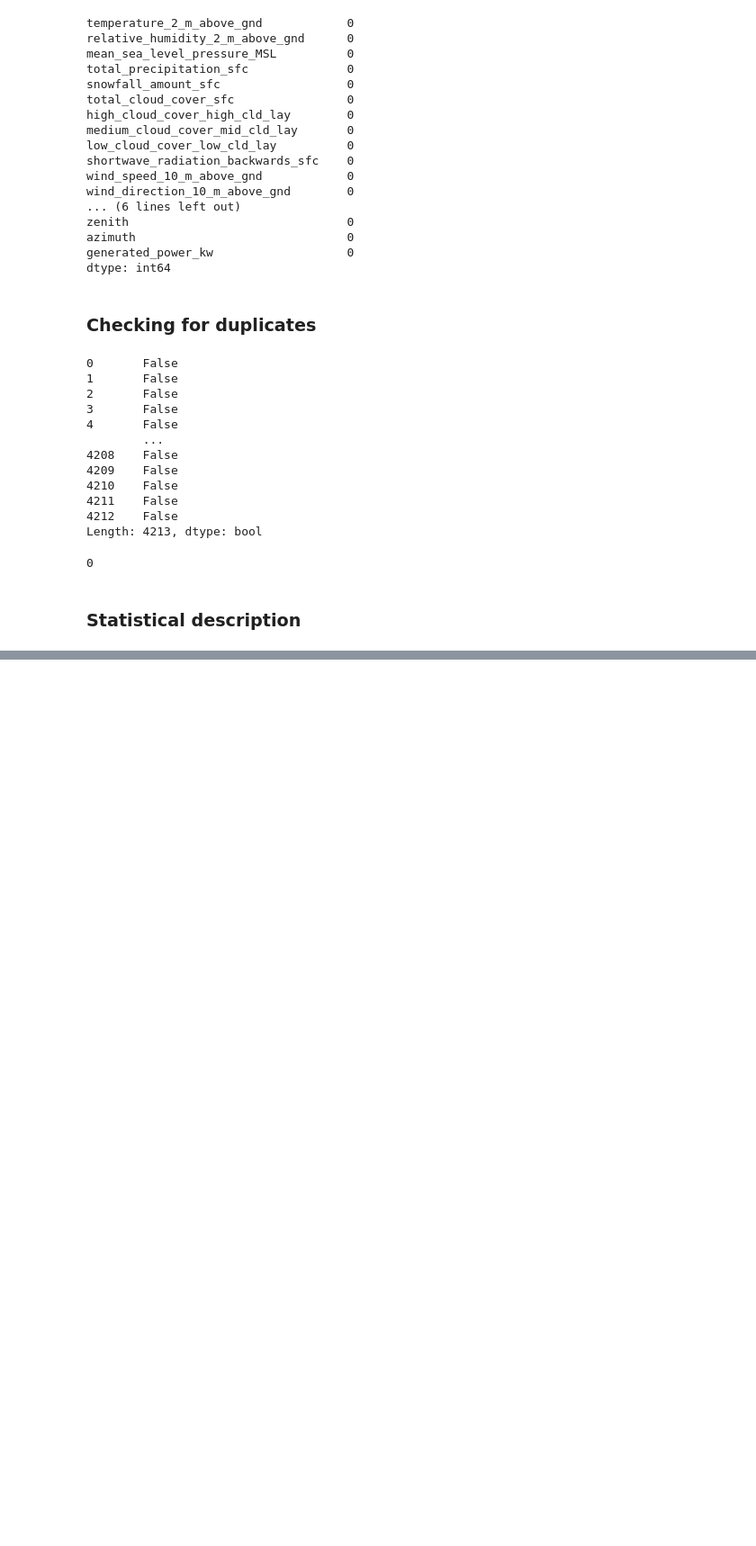
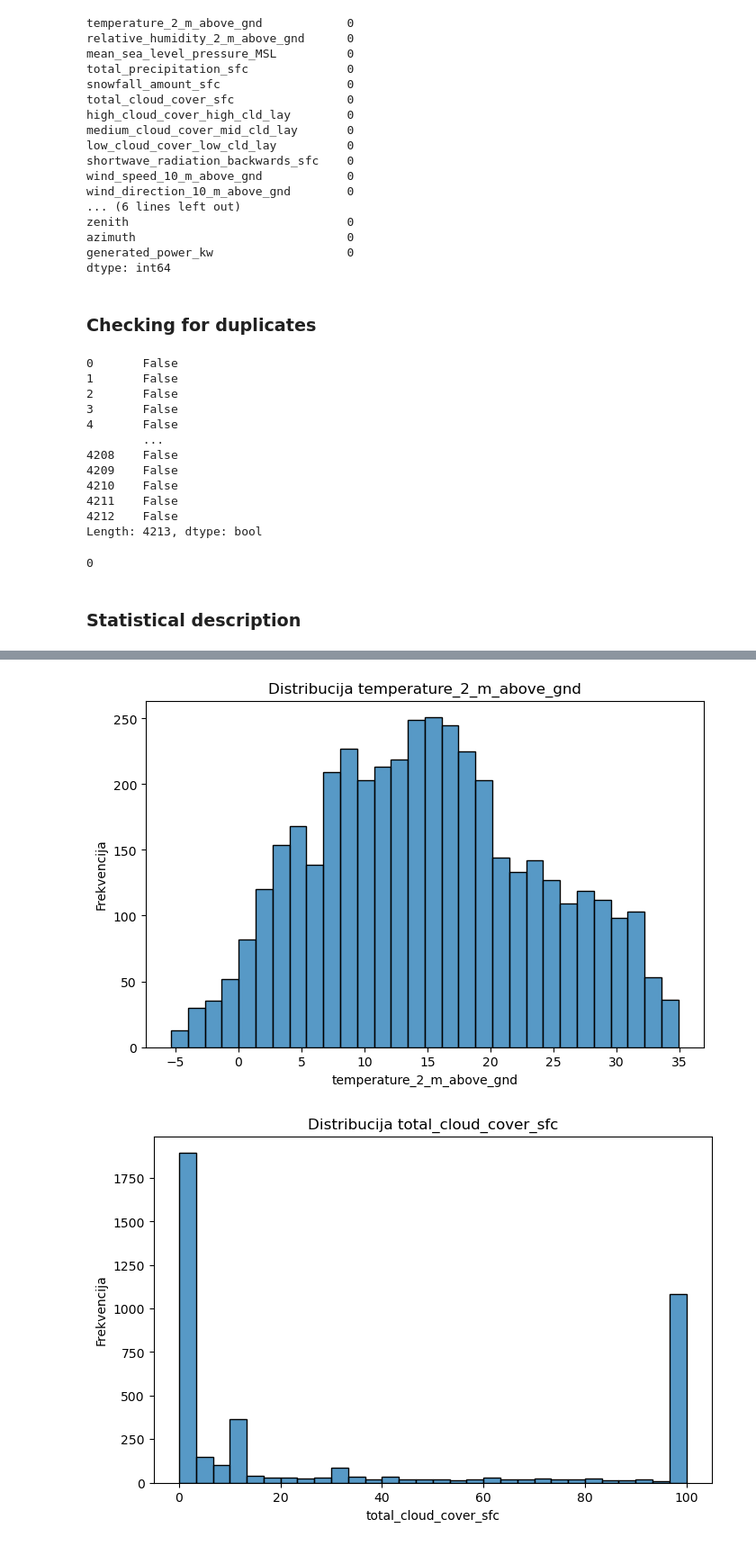
Before and after one commit to gavrilovicluka/machine-learning-projects, a Jupyter notebook: Projekat 1/Projekat1.ipynb, the cells around one changed output, grey strips where cells are left out. Shown: that part at 90% size. Cells and saved outputs as stored; diff of their text form; code cells hidden in the pictures; blank space fills up the shorter version.

```diff
--- a/Projekat 1/Projekat1.ipynb
+++ b/Projekat 1/Projekat1.ipynb
@@ -193,0 +189,12 @@ data.describe().T
+# %%
+features = ['temperature_2_m_above_gnd', 'total_cloud_cover_sfc', 'shortwave_radiation_backwards_sfc']
+for feature in features:
+    plt.figure(figsize=(8, 5))
+    sns.histplot(data[feature], bins=30)
+    plt.title(f"Distribucija {feature}")
+    plt.xlabel(feature)
+    plt.ylabel("Frekvencija")
+    plt.show()
+# %% [output]
+[figure, added]
+[figure, added]
```
Also changed, not shown: parts of 8 cells of this notebook.
